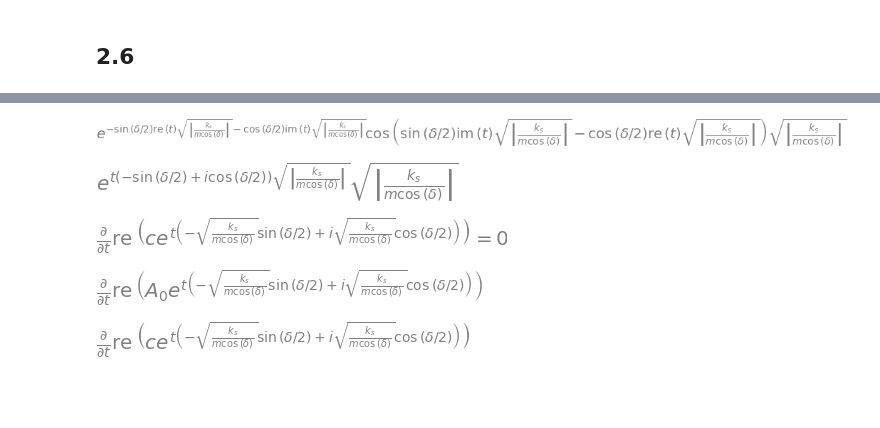
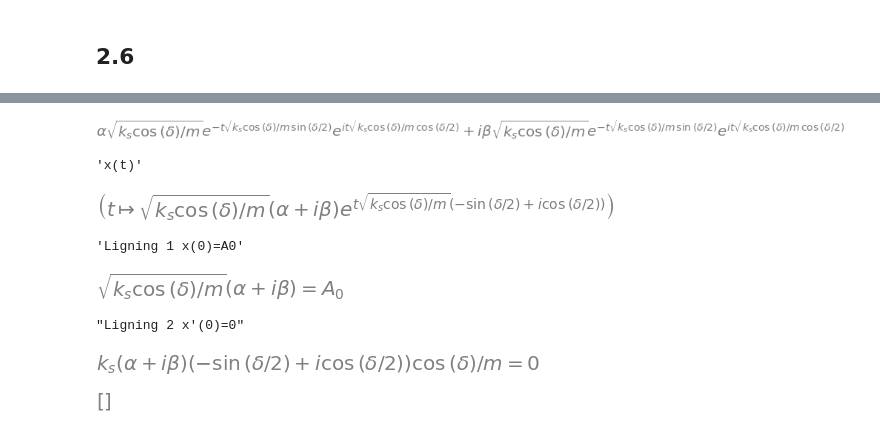
Before and after one commit to Apros7/Mat1Project, a Jupyter notebook: aksel-leje 2.1 og 2.2.ipynb, the cells around one changed output, grey strips where cells are left out. Cells and saved outputs as stored; diff of their text form; code cells hidden in the pictures; blank space fills up the shorter version.

```diff
--- a/aksel-leje 2.1 og 2.2.ipynb
+++ b/aksel-leje 2.1 og 2.2.ipynb
@@ -196,16 +188,0 @@ F_FHM = (-k_s*A/cos(delta))*cos(delta+phi+w*t)
-# %%
-# Bestemmer betinget løsning for x1(t)
-t, A0 = symbols('t A_0')
-phi,w,A = symbols('phi w A')
-
-z = Lambda(t,c*exp(l*t))
-x = Lambda(t,re(z(t)))
-
-k = k_s*(1+tan(delta)*I)
-
-eq1 = Eq(m*diff(x(t),t,2) - F_FHM,0)
-eq2 = Eq(m*diff(x(t),t,2) + k*x(t),0)
-eq3 = Eq(x(0),A0)
-eq4 = Eq((diff(x(t),t)).subs(t,0),0)
-
-solve([eq3,eq4],c)
@@ -225,21 +189,27 @@ dsolve(dlign,z, ics={})
-# %%
-re(z_1)
-# %% [output]
-[figure, removed]
-# %%
-z_1
-# %% [output]
-[figure, removed]
-# %%
-Eq(diff(x(t),t),0)
-# %% [output]
-[figure, removed]
-# %%
-lign = (diff(x(t),t)).subs(c,A0)
-lign
-# %% [output]
-[figure, removed]
-# %%
-(diff(x(t),t))
-# %% [output]
-[figure, removed]
+# %%
+alpha,beta = symbols('alpha beta', real = True)
+((alpha + I*beta)*exp(t*(-sin(delta/2)+I*cos(delta/2))*sqrt(k_s/m*cos(delta)))*sqrt(k_s/m*cos(delta))).expand(trig=True)
+# %% [output]
+[figure, added]
+# %%
+A0 = symbols('A0')
+x = Lambda(t,(alpha + I*beta)*exp(t*(-sin(delta/2)+I*cos(delta/2))*sqrt(k_s/m*cos(delta)))*sqrt(k_s/m*cos(delta)))
+display("x(t)",x)
+
+lign1 = Eq(x(0),A0)
+display("Ligning 1 x(0)=A0",lign1)
+
+x_d_0 =(diff(x(t),t)).subs(t,0)
+
+lign2 = Eq(x_d_0,0)
+display("Ligning 2 x'(0)=0",lign2)
+
+solve([lign1,lign2], [alpha,beta])
+# %% [output]
+'x(t)'
+[figure, added]
+'Ligning 1 x(0)=A0'
+[figure, added]
+"Ligning 2 x'(0)=0"
+[figure, added]
+[figure, added]
```
Also changed, not shown: parts of 10 cells of this notebook.
